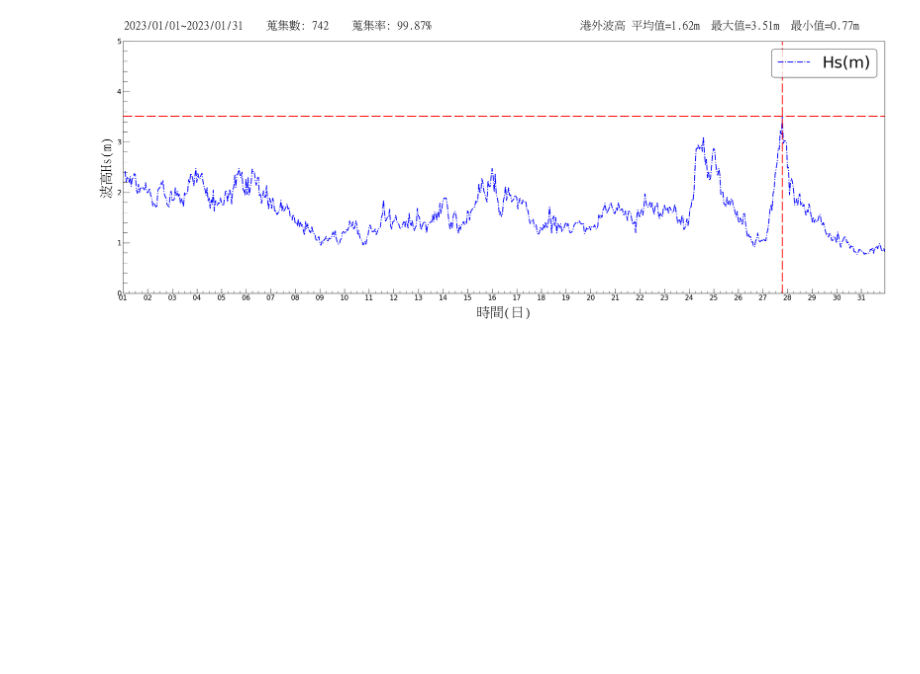
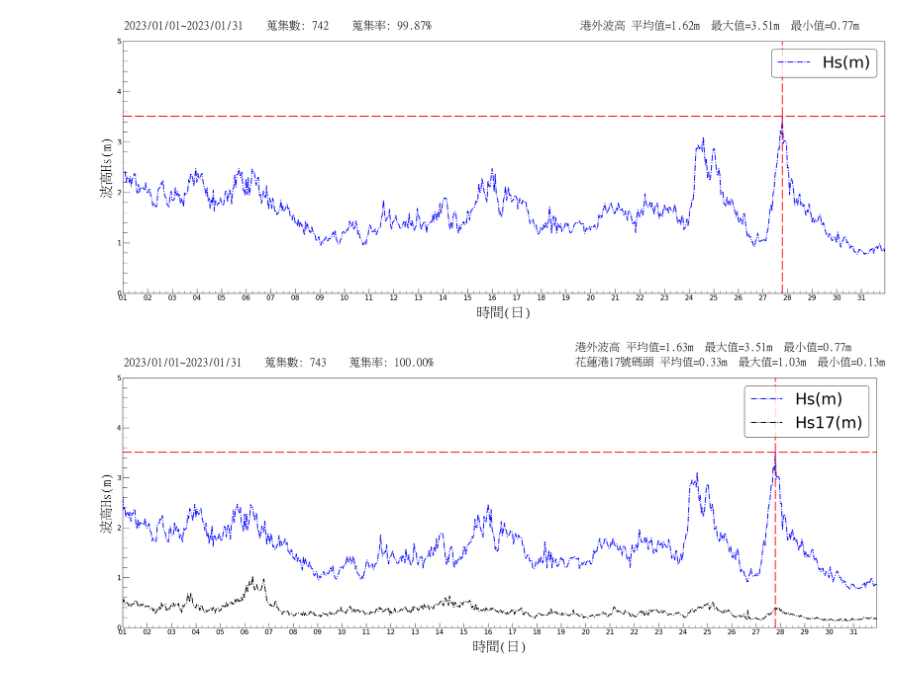
Before and after one commit to yawenny/2024_07_29_python, a Jupyter notebook: lessonya1/timechart.ipynb, the cells around one changed output. Drawn from its saved outputs; the diff is of its cells as text; code cells hidden in the pictures; blank space fills up the shorter version.

```diff
--- a/lessonya1/timechart.ipynb
+++ b/lessonya1/timechart.ipynb
@@ -153,3 +153,93 @@ plt.text(0.6, 1.05, stats_text, transform=axes.transAxes, fontsize=25, fontprope
 plt.show()
 # %% [output]
 [figure]
+# %%
+#畫一個月的歷線圖
+import numpy as np
+import matplotlib.pyplot as plt
+from matplotlib.font_manager import FontProperties as font
+import pandas as pd
+import matplotlib.dates as mdates
+
+# 設定字型
+font1 = font(fname="c:\\WINDOWS\\FONTS\\MINGLIU.TTC")
+
+# 讀取 CSV 檔案
+df = pd.read_csv('wavetwo.csv')
+
+# 確保 'Date_Time' 欄位為日期格式
+df['Date_Time'] = pd.to_datetime(df['Date_Time'])
+
+# 設定索引
+index = df['Date_Time']
+values1 = df['港外波高_HS']
+values2 = df['花蓮港17號碼頭']
+
+# 計算蒐集數與蒐集率
+dataobs_count = values1.count()
+total_expected = 743  # 預期的總數據筆數
+collection_rate = (dataobs_count / total_expected) * 100
+
+# 計算觀測港外波高平均值、最大值、最小值
+meanobs1_value = values1.mean()
+maxobs1_value = values1.max()
+minobs1_value = values1.min()
+
+# 計算觀測花蓮港17號碼頭平均值、最大值、最小值
+meanobs2_value = values2.mean()
+maxobs2_value = values2.max()
+minobs2_value = values2.min()
+
+# 繪圖
+figure = plt.figure(figsize=(30, 10))
+axes = figure.add_subplot()
+plt.ylabel('波高Hs(m)', fontproperties=font1, fontsize=30,labelpad=10)
+plt.xlabel('時間(日)', fontproperties=font1, fontsize=30,labelpad=10)
+
+axes.plot(index, values1, 'b-.', label='Hs(m)',linewidth=2)
+axes.plot(index, values2, 'k-.', label='Hs17(m)',linewidth=2)
+
+# 設定 x 軸格式
+axes.xaxis.set_major_formatter(mdates.DateFormatter('%d'))  # 只顯示日期的數字
+axes.xaxis.set_major_locator(mdates.DayLocator(interval=1))  # 每一天的主要刻度
+axes.xaxis.set_minor_locator(mdates.HourLocator(byhour=[6,12,18]))  # 從 01 日的半天開始，每隔一天出現一次小刻度
+
+
+# 設定 y 軸格式
+axes.yaxis.set_major_locator(plt.MultipleLocator(1))  # 1m 一個主要刻度
+axes.yaxis.set_minor_locator(plt.MultipleLocator(0.2))  # 0.5m 一個小刻度
+axes.set_ylim(0, 5)  # y 軸範圍設定為 0 至 5
+
+# 限制 x 軸範圍為該月份的 1 至 31 日
+axes.set_xlim(index.min().replace(day=1), index.max().replace(day=31))
+
+# 刻度向內，並設定不同長度的刻度
+axes.tick_params(axis='x', which='major', direction='in', length=10, labelsize=15)  # 整數天的主要刻度較長
+axes.tick_params(axis='x', which='minor', direction='in', length=5)   # 半天的小刻度較短
+axes.tick_params(axis='y', which='major', direction='in', length=15, labelsize=15)  # y 軸整數刻度較長
+axes.tick_params(axis='y', which='minor', direction='in', length=10)   # y 軸小刻度較短
+
+# 畫水平線
+plt.axhline(y = maxobs1_value, color = 'r', linestyle = '--',dashes=(10,3),linewidth=2)
+max1_date = index[values1==maxobs1_value]
+plt.axvline(x = max1_date, color = 'r', linestyle = '--',dashes=(10,3),linewidth=2)
+
+# 加上圖例，並設置中文字型與較大字體
+axes.legend(loc='upper right', edgecolor='#000', fontsize=35)
+
+# 加上數據的起始日期~結束日期、蒐集數與蒐集率標註
+start_date = index.min().strftime('%Y/%m/%d')
+end_date = index.max().strftime('%Y/%m/%d')
+info_text = f'{start_date}~{end_date}    蒐集數: {dataobs_count}    蒐集率: {collection_rate:.2f}%'
+plt.text(0.001, 1.05, info_text,transform=axes.transAxes, fontsize=25, fontproperties=font1, weight='bold')
+
+# 在圖下方顯示平均值、最大值、最小值
+stats_text = f'港外波高 平均值={meanobs1_value:.2f}m  最大值={maxobs1_value:.2f}m  最小值={minobs1_value:.2f}m'
+plt.text(0.6, 1.11, stats_text, transform=axes.transAxes, fontsize=25, fontproperties=font1, ha='left', weight='bold')
+stats_text = f'花蓮港17號碼頭 平均值={meanobs2_value:.2f}m  最大值={maxobs2_value:.2f}m  最小值={minobs2_value:.2f}m'
+plt.text(0.6, 1.05, stats_text, transform=axes.transAxes, fontsize=25, fontproperties=font1, ha='left', weight='bold')
+
+
+plt.show()
+# %% [output]
+[figure, added]
```
Also changed, not shown: 2 other files.
